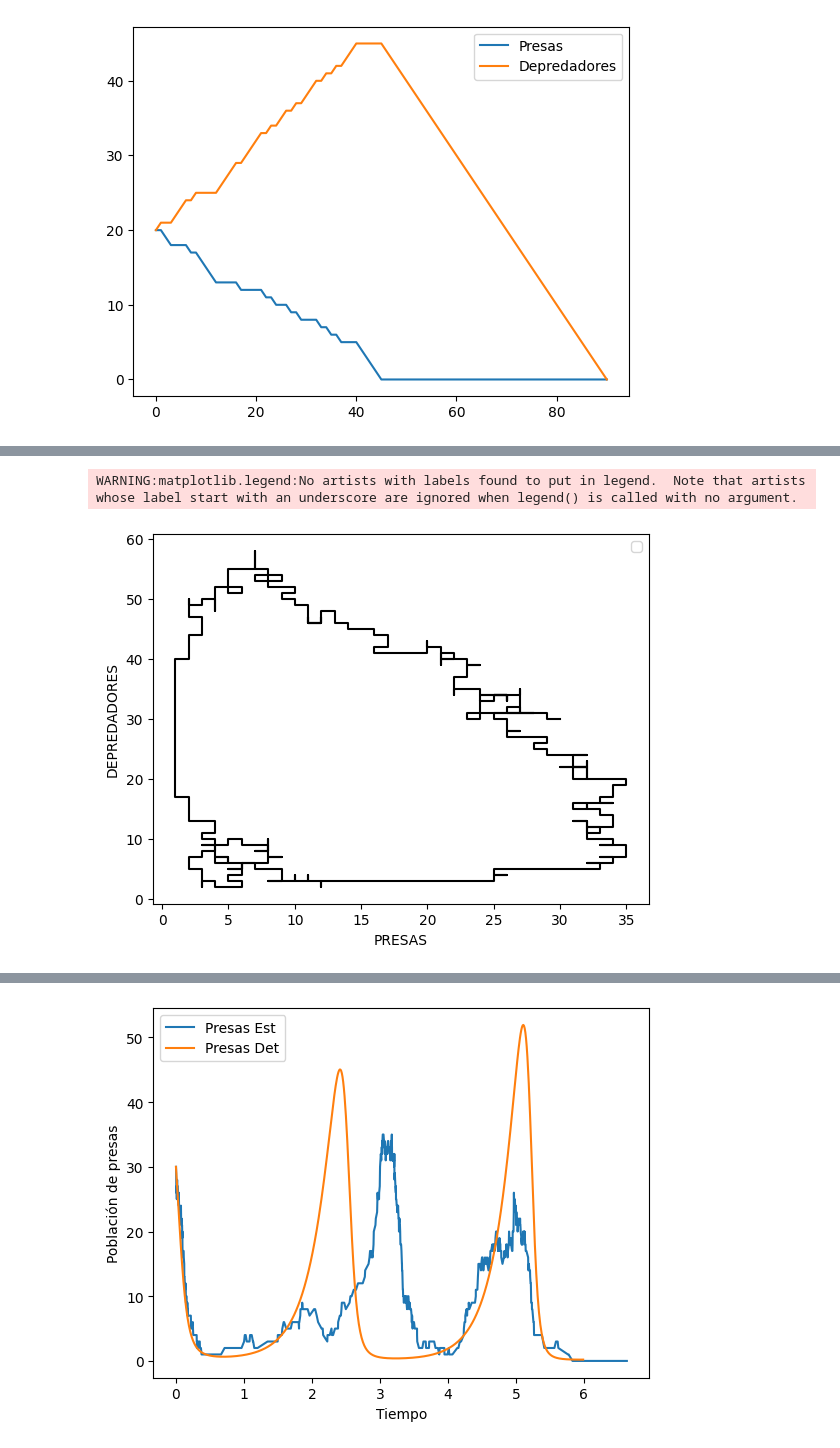
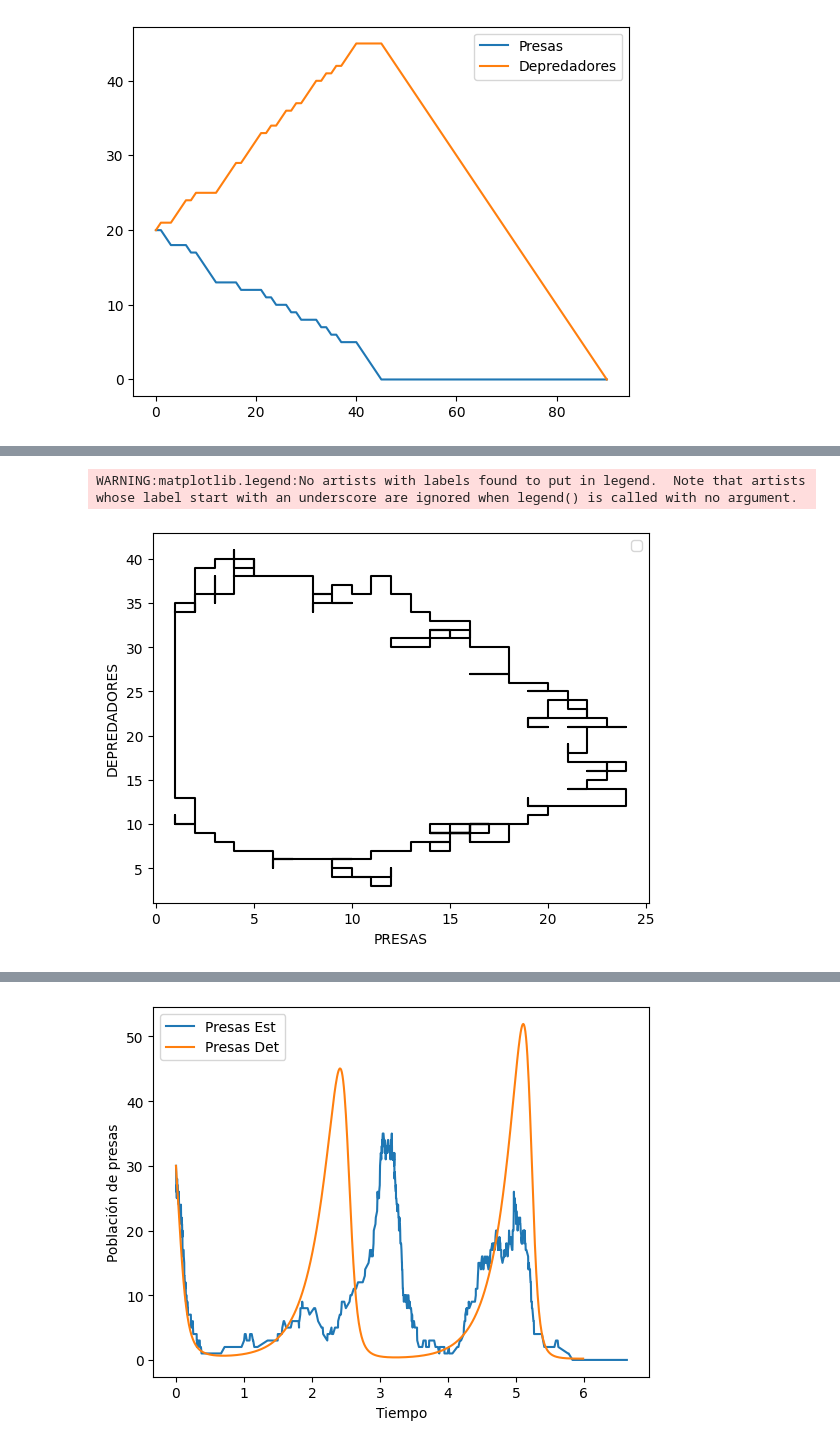
Before and after one commit to ZahibVentura/M-todos-de-Optimizaci-n-, a Jupyter notebook: Lotk_Volterra.ipynb, the cells around one changed output, grey strips where cells are left out. Saved outputs shown, nothing was run; the diff lists cells and outputs as text; code cells hidden in the pictures.

```diff
--- a/Lotk_Volterra.ipynb
+++ b/Lotk_Volterra.ipynb
@@ -246,13 +247,13 @@ plt.show()
 # %%
 #Comparación de ambos gráficos respecto a las poblaciones
-plt.plot(listaP1[:420],listaD1[:420],color ='k')
+plt.plot(listaP1[110:420],listaD1[110:420],color ='k')
 plt.xlabel("PRESAS")
 plt.ylabel("DEPREDADORES")
 plt.legend()
 plt.show()
 # %% [output]
 WARNING:matplotlib.legend:No artists with labels found to put in legend.  Note that artists whose label start with an underscore are ignored when legend() is called with no argument.
-[figure, old version]
+[figure, new version]
 # %%
 import numpy as np
 import matplotlib.pyplot as plt
```
Also changed, not shown: parts of 8 cells of this notebook.
